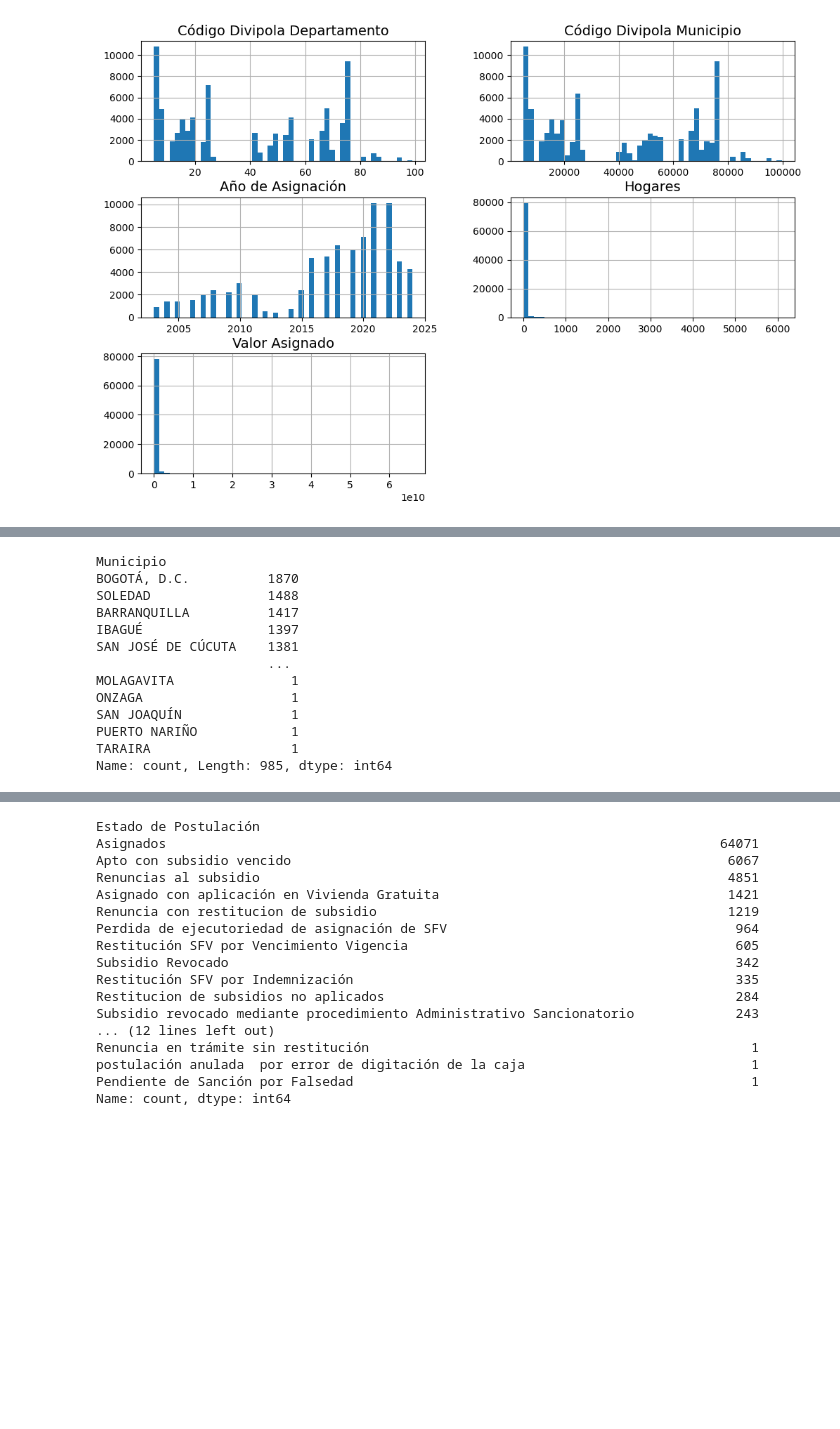
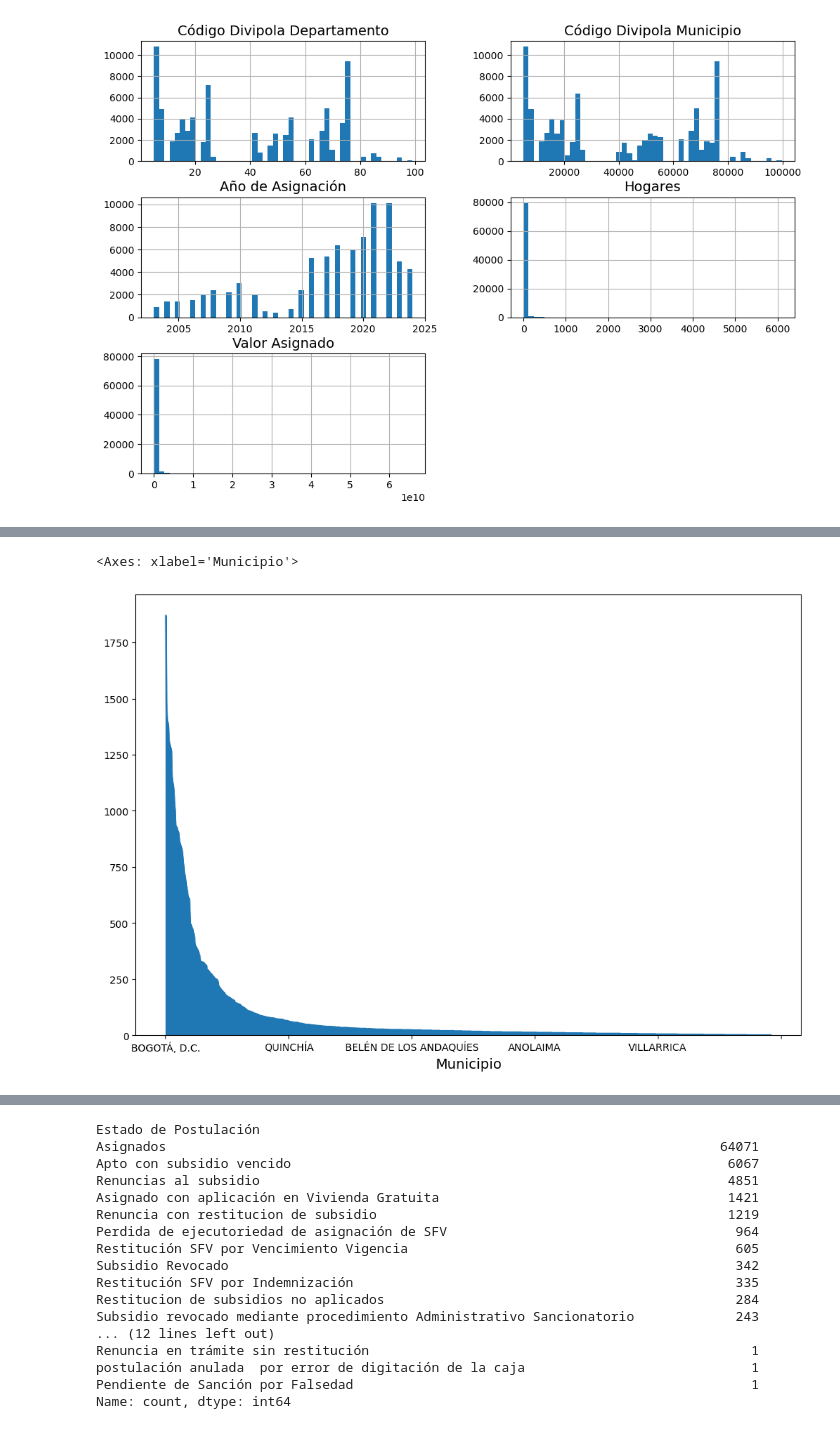
Before and after one commit to diegofercho21323/data-my-home, a Jupyter notebook: notebooks/vivienda.ipynb, the cells around one changed output, grey strips where cells are left out. Drawn from its saved outputs; the diff is of its cells as text; code cells hidden in the pictures; blank space fills up the shorter version.

```diff
--- a/notebooks/vivienda.ipynb
+++ b/notebooks/vivienda.ipynb
@@ -133,17 +118,6 @@ Name: count, dtype: int64
 # %%
-df['Municipio'].value_counts()
+df['Municipio'].value_counts().plot(kind='area', figsize=(12, 8))
 # %% [output]
-Municipio
-BOGOTÁ, D.C.          1870
-SOLEDAD               1488
-BARRANQUILLA          1417
-IBAGUÉ                1397
-SAN JOSÉ DE CÚCUTA    1381
-                      ...
-MOLAGAVITA               1
-ONZAGA                   1
-SAN JOAQUÍN              1
-PUERTO NARIÑO            1
-TARAIRA                  1
-Name: count, Length: 985, dtype: int64
+<Axes: xlabel='Municipio'>
+[figure, added]
 # %%
```
Also changed, not shown: parts of 9 cells of this notebook.
